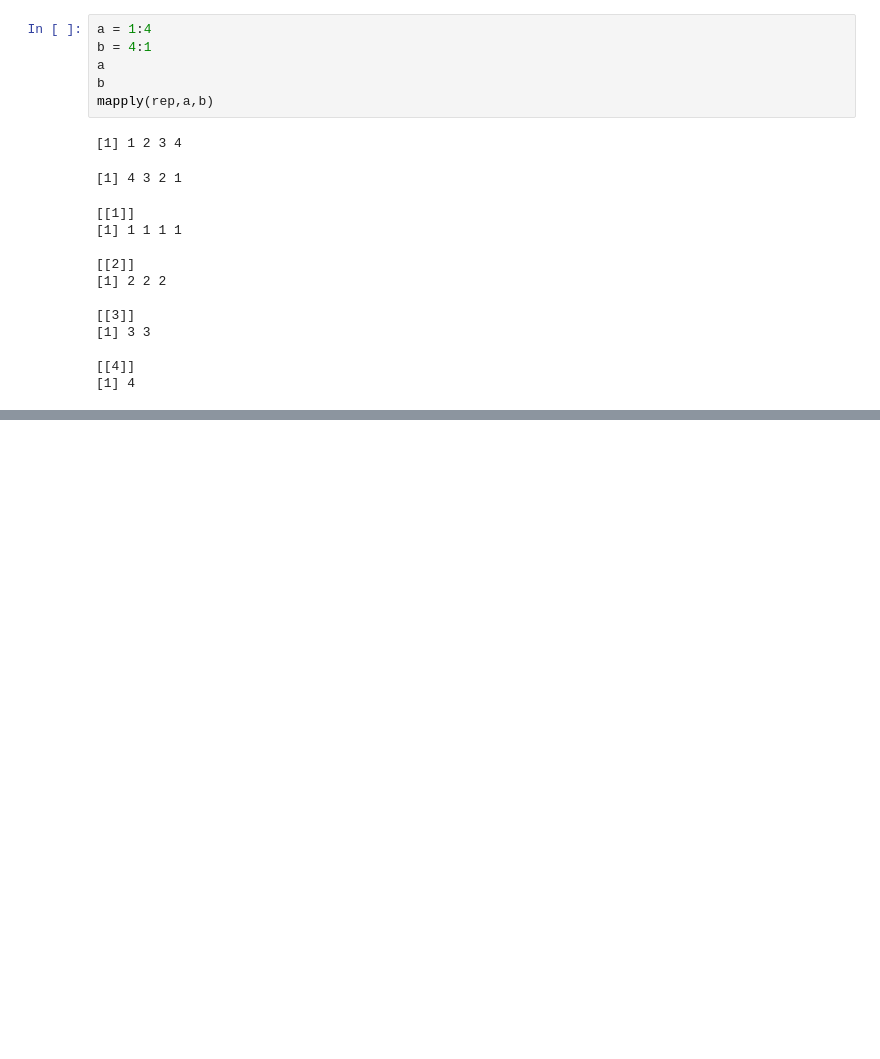
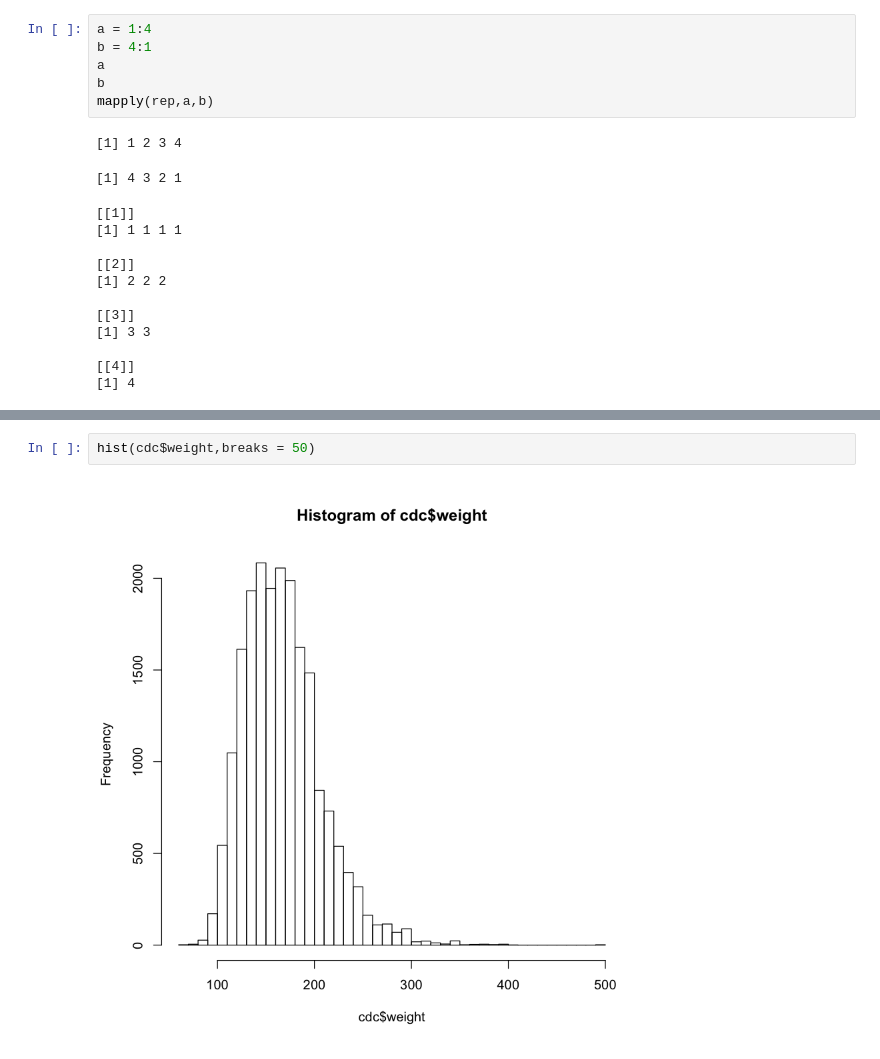
Before and after one commit to chho33/iii-R201603, a Jupyter notebook: R-20160303.ipynb, the cells around one changed output, grey strips where cells are left out. Drawn from its saved outputs; the diff is of its cells as text; blank space fills up the shorter version.

```diff
--- a/R-20160303.ipynb
+++ b/R-20160303.ipynb
@@ -379,0 +433,4 @@ mapply(rep,a,b)
+# %%
+hist(cdc$weight,breaks = 50)
+# %% [output]
+[figure, added]
```
Also changed, not shown: parts of 9 cells of this notebook.
